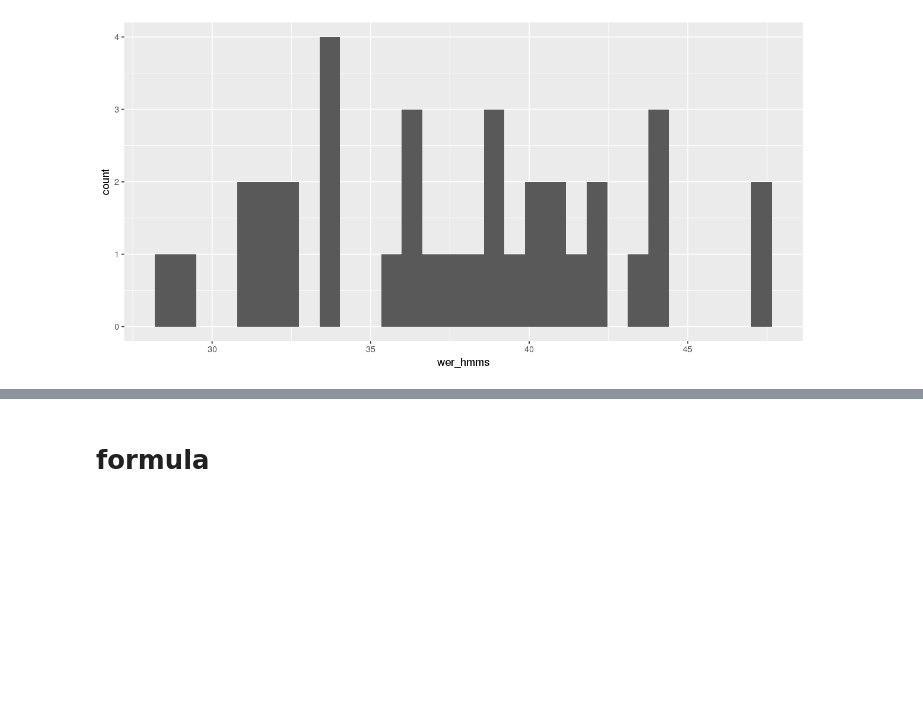
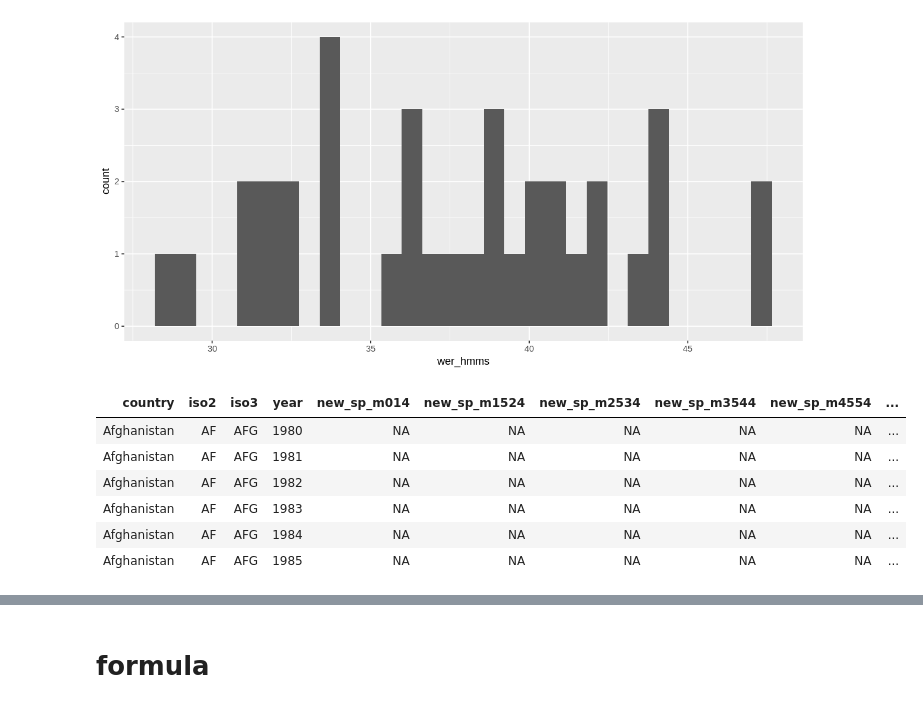
Before and after one commit to jarobyte91/jupyter_presentations, a Jupyter notebook: R.ipynb, the cells around one changed output, grey strips where cells are left out. Cells and saved outputs as stored; diff of their text form; code cells hidden in the pictures; blank space fills up the shorter version.

```diff
--- a/R.ipynb
+++ b/R.ipynb
@@ -47,3 +47,15 @@ ggplot(df, aes(x = wer_hmms)) + geom_histogram()
 # %% [output]
 `stat_bin()` using `bins = 30`. Pick better value with `binwidth`.
 [figure]
+# %%
+# Otro problema es que los dataframes salen con muy pocas columnas
+# y filas
+head(who)
+# %% [output]
+| country | iso2 | iso3 | year | new_sp_m014 | new_sp_m1524 | new_sp_m2534 | new_sp_m3544 | new_sp_m4554 | ... |
+| Afghanistan | AF | AFG | 1980 | NA | NA | NA | NA | NA | ... |
+| Afghanistan | AF | AFG | 1981 | NA | NA | NA | NA | NA | ... |
+| Afghanistan | AF | AFG | 1982 | NA | NA | NA | NA | NA | ... |
+| Afghanistan | AF | AFG | 1983 | NA | NA | NA | NA | NA | ... |
+| Afghanistan | AF | AFG | 1984 | NA | NA | NA | NA | NA | ... |
+| Afghanistan | AF | AFG | 1985 | NA | NA | NA | NA | NA | ... |
```
Also changed, not shown: parts of 2 cells of this notebook.
